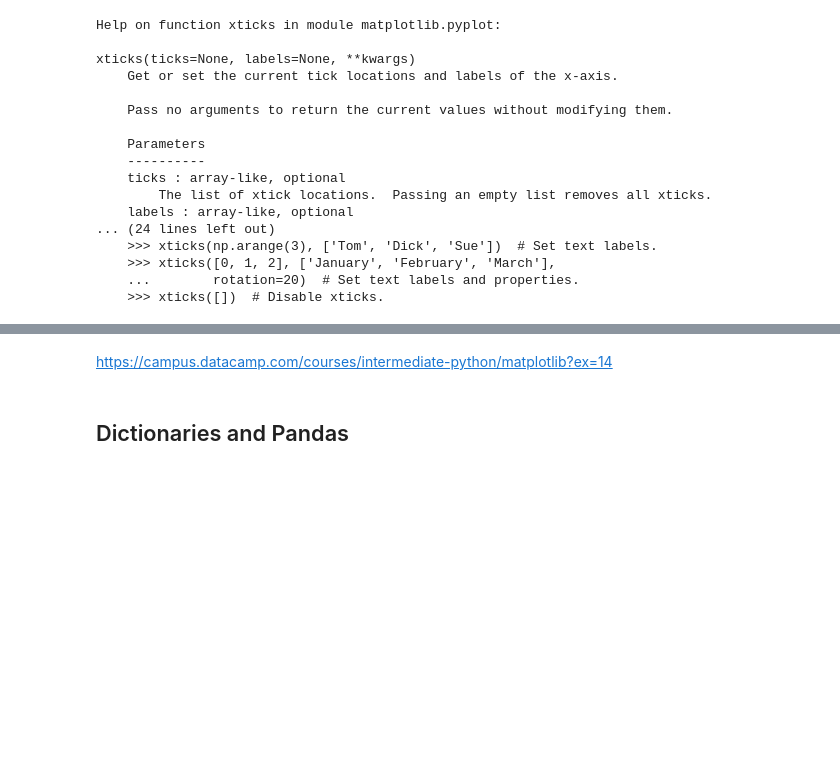
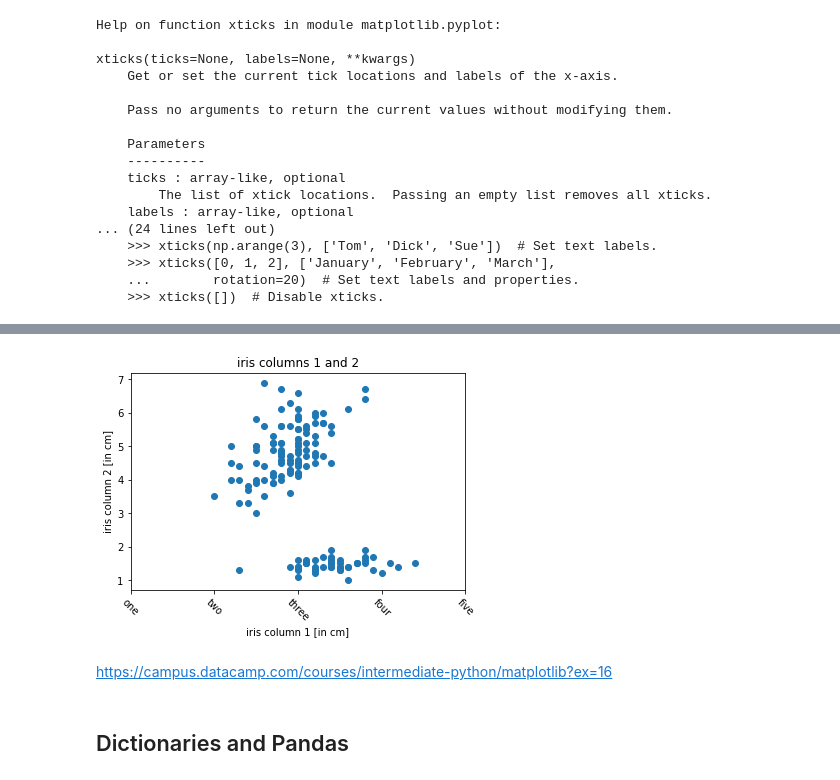
Before and after one commit to felixm3/coursework-workshops-bootcamps-lectures-etc, a Jupyter notebook: dcamp/P/220507_Intermediate Python.ipynb, the cells around one changed output, grey strips where cells are left out. Drawn from its saved outputs; the diff is of its cells as text; code cells hidden in the pictures; blank space fills up the shorter version.

```diff
--- a/dcamp/P/220507_Intermediate Python.ipynb
+++ b/dcamp/P/220507_Intermediate Python.ipynb
@@ -236,5 +261,36 @@ xticks(ticks=None, labels=None, **kwargs)
+# %%
+# customizing ticks
+
+import numpy as np
+import matplotlib.pyplot as plt
+from sklearn import datasets
+
+iris = datasets.load_iris()
+iris_data = iris.data
+iris_labels = iris.target
+
+plt.scatter(iris_data[:, 1], iris_data[:, 2])
+
+xlab = 'iris column 1 [in cm]'
+ylab = 'iris column 2 [in cm]'
+title = 'iris columns 1 and 2'
+
+plt.xlabel(xlab)
+plt.ylabel(ylab)
+plt.title(title)
+
+xticks_ticks = np.arange(1, 6, 1)
+xticks_labels = ['one', 'two', 'three', 'four', 'five']
+
+plt.xticks(ticks = xticks_ticks,
+          labels = xticks_labels,
+          rotation = -45)
+
+plt.show()
+# %% [output]
+[figure, added]
 # %% [markdown]
-https://campus.datacamp.com/courses/intermediate-python/matplotlib?ex=14
+https://campus.datacamp.com/courses/intermediate-python/matplotlib?ex=16
 # %% [markdown]
 ## Dictionaries and Pandas
 # %% [markdown]
```
Also changed, not shown: parts of 1 cell of this notebook.
